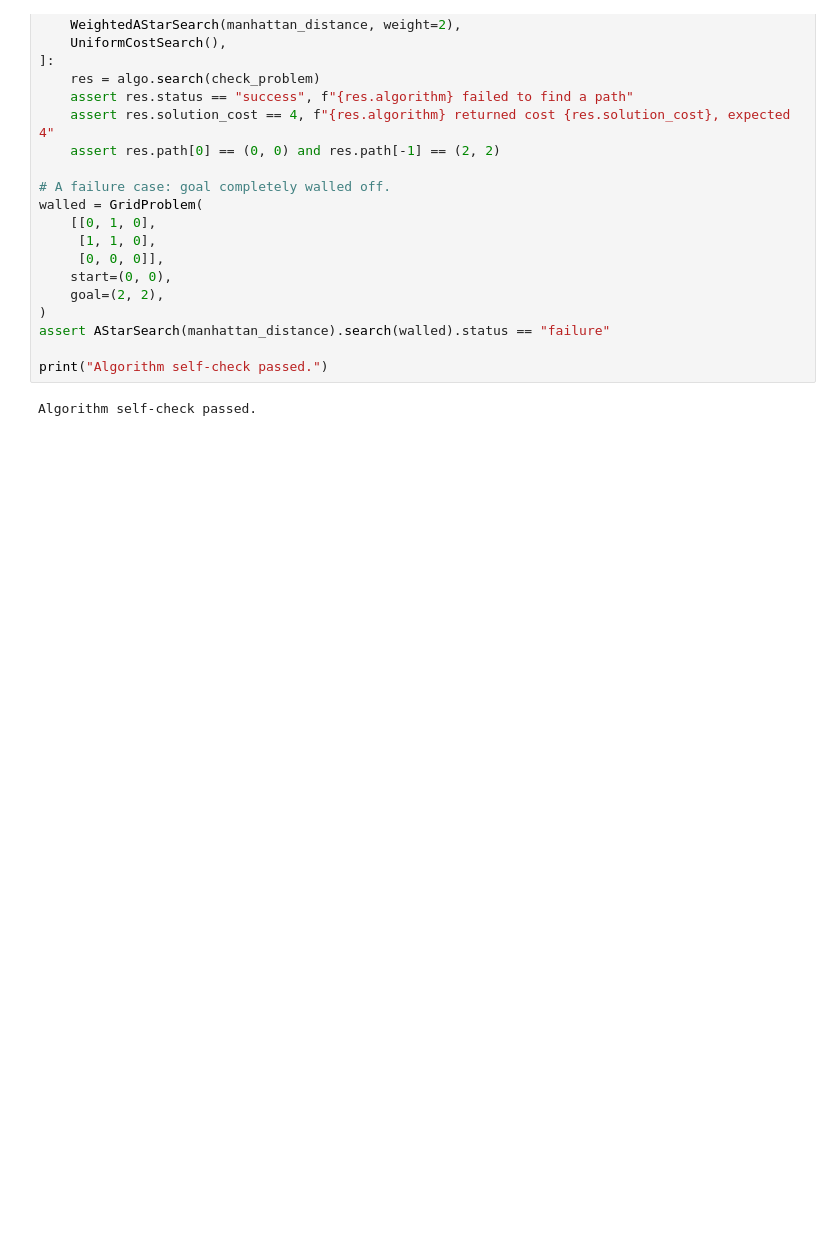
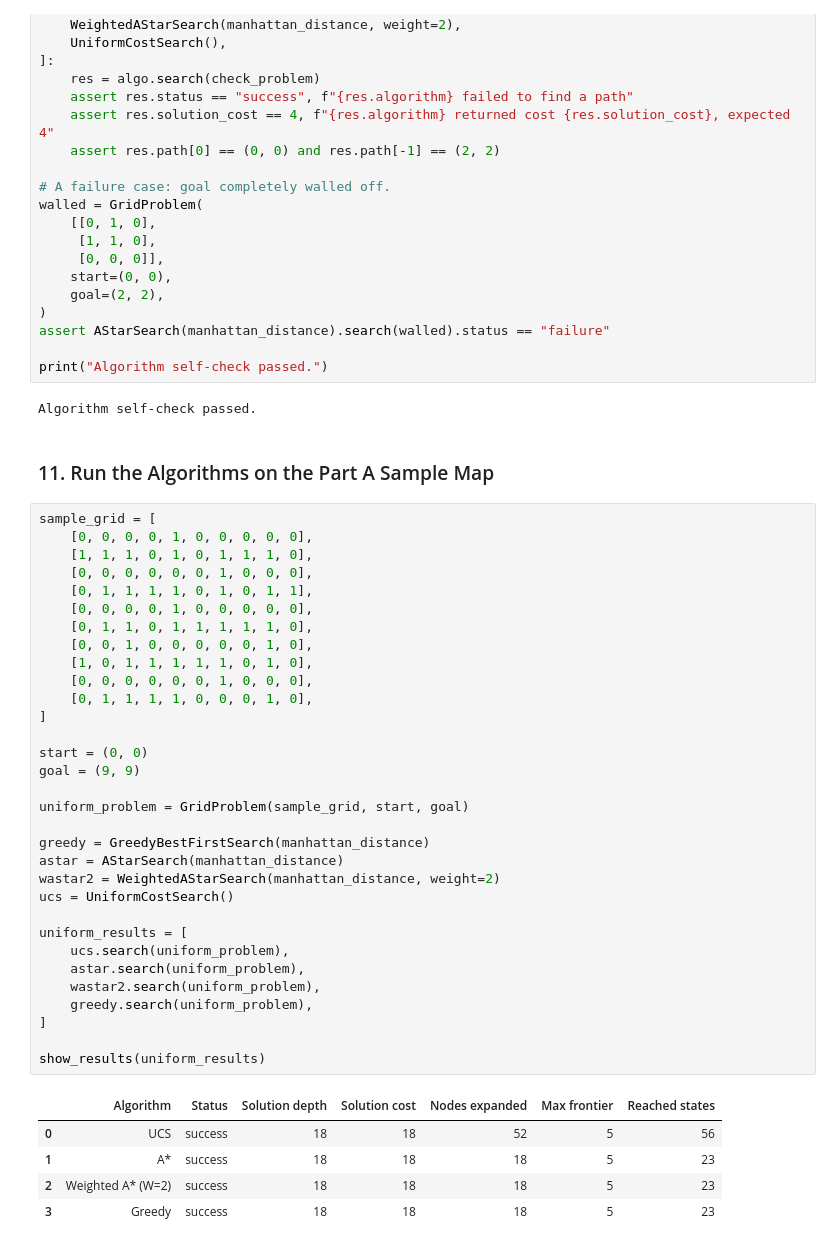
Before and after one commit to Blaise101/intro_to_ai_lab1, a Jupyter notebook: Blaise_Izerimana_Lab_1B.ipynb, the cells around one changed output. Drawn from its saved outputs; the diff is of its cells as text; blank space fills up the shorter version.

```diff
--- a/Blaise_Izerimana_Lab_1B.ipynb
+++ b/Blaise_Izerimana_Lab_1B.ipynb
@@ -604,3 +604,43 @@ assert AStarSearch(manhattan_distance).search(walled).status == "failure"
 print("Algorithm self-check passed.")
 # %% [output]
 Algorithm self-check passed.
+# %% [markdown]
+### 11. Run the Algorithms on the Part A Sample Map
+# %%
+sample_grid = [
+    [0, 0, 0, 0, 1, 0, 0, 0, 0, 0],
+    [1, 1, 1, 0, 1, 0, 1, 1, 1, 0],
+    [0, 0, 0, 0, 0, 0, 1, 0, 0, 0],
+    [0, 1, 1, 1, 1, 0, 1, 0, 1, 1],
+    [0, 0, 0, 0, 1, 0, 0, 0, 0, 0],
+    [0, 1, 1, 0, 1, 1, 1, 1, 1, 0],
+    [0, 0, 1, 0, 0, 0, 0, 0, 1, 0],
+    [1, 0, 1, 1, 1, 1, 1, 0, 1, 0],
+    [0, 0, 0, 0, 0, 0, 1, 0, 0, 0],
+    [0, 1, 1, 1, 1, 0, 0, 0, 1, 0],
+]
+
+start = (0, 0)
+goal = (9, 9)
+
+uniform_problem = GridProblem(sample_grid, start, goal)
+
+greedy = GreedyBestFirstSearch(manhattan_distance)
+astar = AStarSearch(manhattan_distance)
+wastar2 = WeightedAStarSearch(manhattan_distance, weight=2)
+ucs = UniformCostSearch()
+
+uniform_results = [
+    ucs.search(uniform_problem),
+    astar.search(uniform_problem),
+    wastar2.search(uniform_problem),
+    greedy.search(uniform_problem),
+]
+
+show_results(uniform_results)
+# %% [output]
+|  | Algorithm | Status | Solution depth | Solution cost | Nodes expanded | Max frontier | Reached states |
+| 0 | UCS | success | 18 | 18 | 52 | 5 | 56 |
+| 1 | A* | success | 18 | 18 | 18 | 5 | 23 |
+| 2 | Weighted A* (W=2) | success | 18 | 18 | 18 | 5 | 23 |
+| 3 | Greedy | success | 18 | 18 | 18 | 5 | 23 |
```
Also changed, not shown: parts of 1 cell of this notebook.
